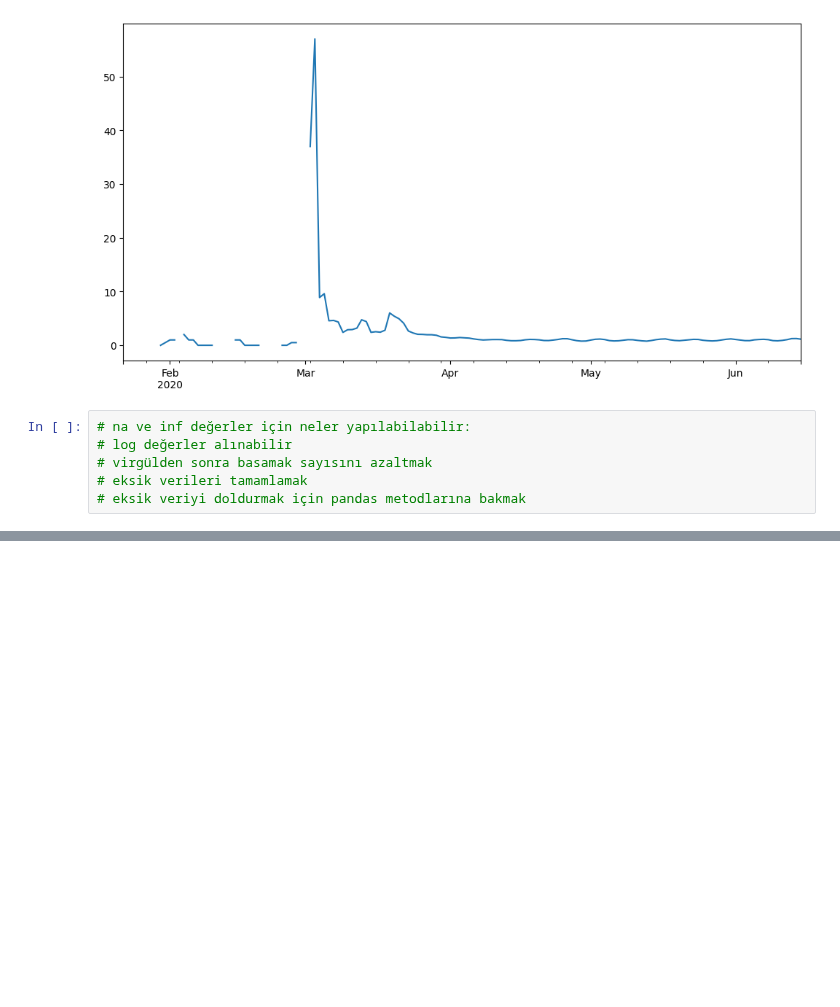
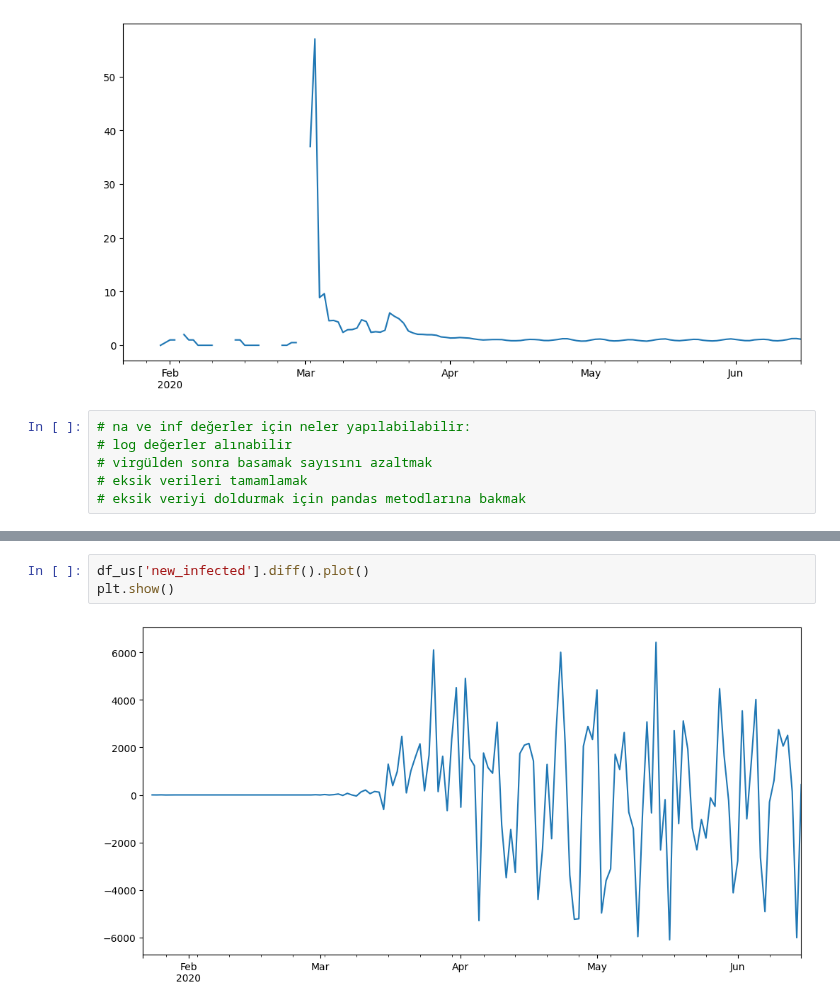
Before and after one commit to Ada-Lovelace-Akademi/data-science, a Jupyter notebook: exercises/week-2-exercise.ipynb, the cells around one changed output, grey strips where cells are left out. Cells and saved outputs as stored; diff of their text form; blank space fills up the shorter version.

```diff
--- a/exercises/week-2-exercise.ipynb
+++ b/exercises/week-2-exercise.ipynb
@@ -482,0 +536,5 @@ plt.show()
+# %%
+df_us['new_infected'].diff().plot()
+plt.show()
+# %% [output]
+[figure, added]
```
Also changed, not shown: parts of 8 cells of this notebook.
